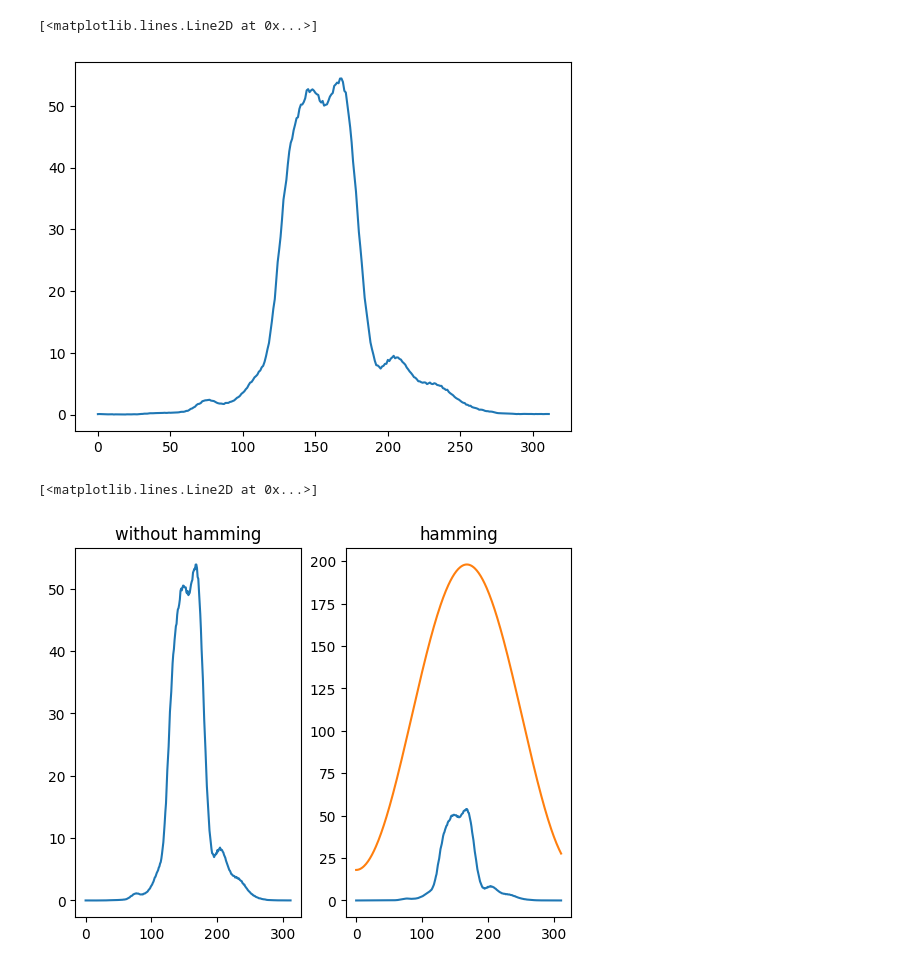
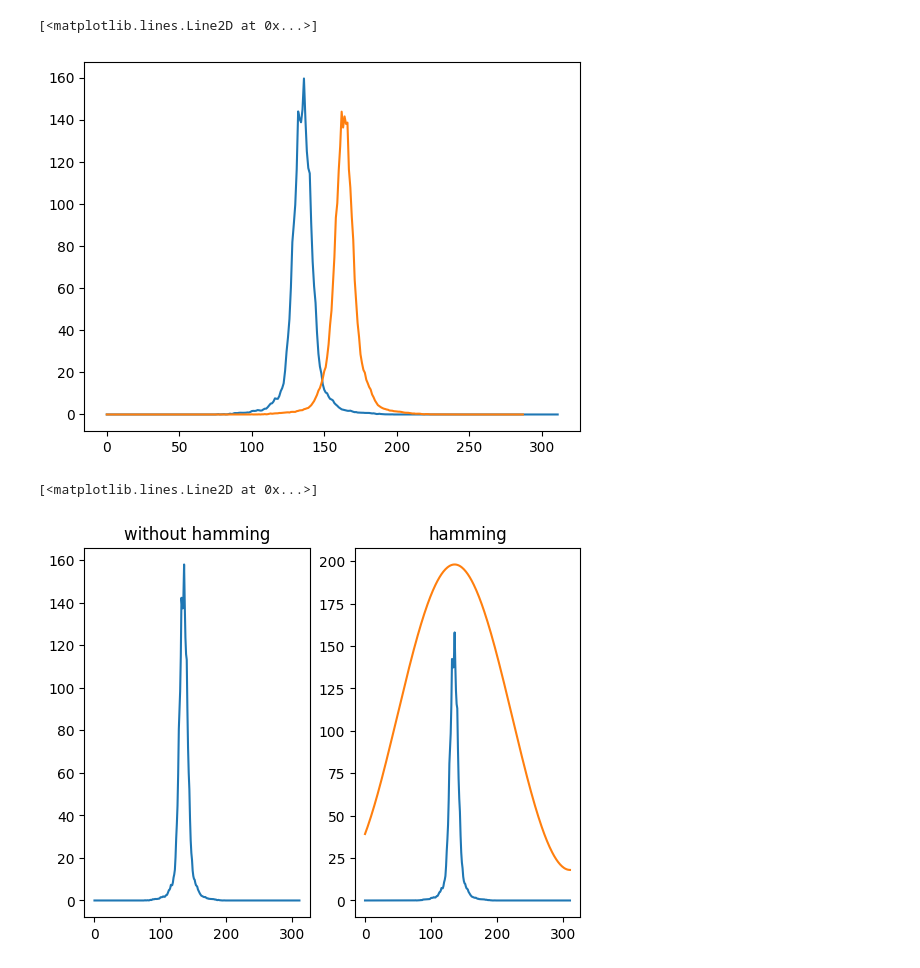
Before and after one commit to lucaswewa/mtf, a Jupyter notebook: mtf_book.ipynb, the cells around one changed output. Drawn from its saved outputs; the diff is of its cells as text; code cells hidden in the pictures.

```diff
--- a/mtf_book.ipynb
+++ b/mtf_book.ipynb
@@ -191,5 +221,9 @@ plot_derivatives(deriv_v)
 # %%
 # step 4: apply window and compute centroid
-centroid, fit = get_centroid_and_fit(deriv_v, win1_v)
-plot_centroid(deriv_v, centroid, fit)
+centroid_h, fit_h = step4_get_centroid_and_fit(deriv_h, win1_h)
+centroid_v, fit_v = step4_get_centroid_and_fit(deriv_v, win1_v)
+# plt.plot(1, 2, 1)
+# plot_centroid(deriv_h, centroid_h, fit_h)
+# plt.plot(1, 2, 2)
+plot_centroid(deriv_v, centroid_v, fit_v)
 # %% [output]
@@ -197,5 +231,5 @@ plot_centroid(deriv_v, centroid, fit)
 # %%
 # step 5: compute polynomial fit to central locations
 
-
-roi_image_limited, nbin, nn2, del2 = fit_central(fit, centroid, deriv_v, win1_v)
+roi_image_limited_h, nbin_h, nn2_h, del2_h = step5_fit_central(fit_h, centroid_h, deriv_h, win1_h)
+roi_image_limited_v, nbin_v, nn2_v, del2_v = step5_fit_central(fit_v, centroid_v, deriv_v, win1_v)
@@ -212,0 +236,7 @@ plt.plot(esf)
+# %%
+# step 6: super-sample
+
+esf_h = step6_super_sample(roi_image_limited_h, fit_h, nbin_h)
+esf_v = step6_super_sample(roi_image_limited_v, fit_v, nbin_v)
+plt.plot(esf_h)
+plt.plot(esf_v)
@@ -213,29 +246,26 @@ plt.plot(esf)
 # %%
  # step 7: compute 1D derivative (LSF)
-lsf1 = esf
 
-plt.plot(lsf1)
+lsf1_h = step7_get_lsf(esf_h)
+lsf1_v = step7_get_lsf(esf_v)
+plt.plot(lsf1_h)
+plt.plot(lsf1_v)
 # %% [output]
 [<matplotlib.lines.Line2D at 0x...>]
-[figure, old version]
+[figure, new version]
 # %%
 # step 8: apply window to LSF
-nn = len(lsf1)
-mm = np.argmax(lsf1)
 
-win3 = get_hamming(nn, mm)
-win3 = np.array(win3)
-lsf1 = np.array(lsf1)
-lsf = lsf1 * win3
-
+lsf_h, win3_h = step8_apply_win_to_lsf(lsf1_h)
+lsf_v, win3_v = step8_apply_win_to_lsf(lsf1_v)
 plt.subplot(1, 2, 1)
 plt.title("without hamming")
-plt.plot(lsf)
+plt.plot(lsf_h)
 
 plt.subplot(1, 2, 2)
 plt.title("hamming")
-plt.plot(lsf1 * win3)
-plt.plot(win3*200)
+plt.plot(lsf1_h * win3_h)
+plt.plot(win3_h*200)
 # %% [output]
 [<matplotlib.lines.Line2D at 0x...>]
-[figure, old version]
+[figure, new version]
```
Also changed, not shown: parts of 13 cells of this notebook, 30 other files.
